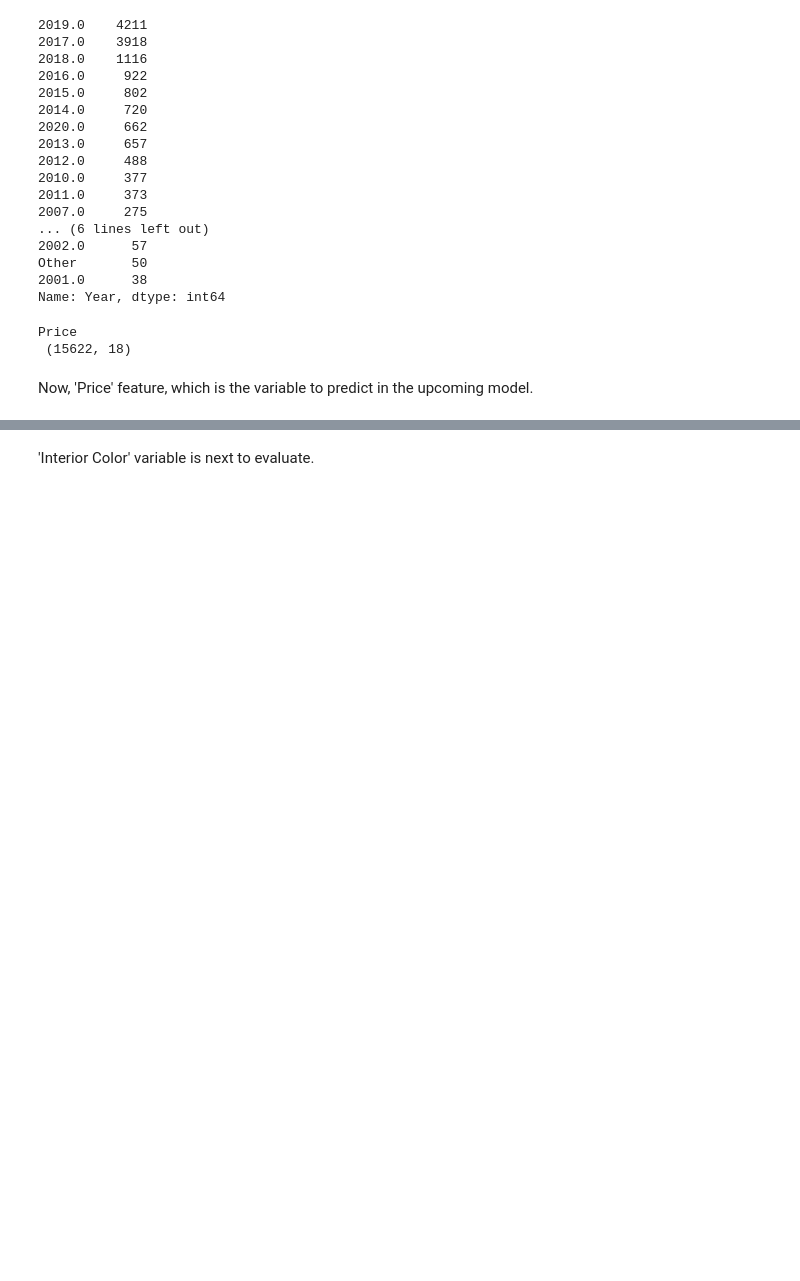
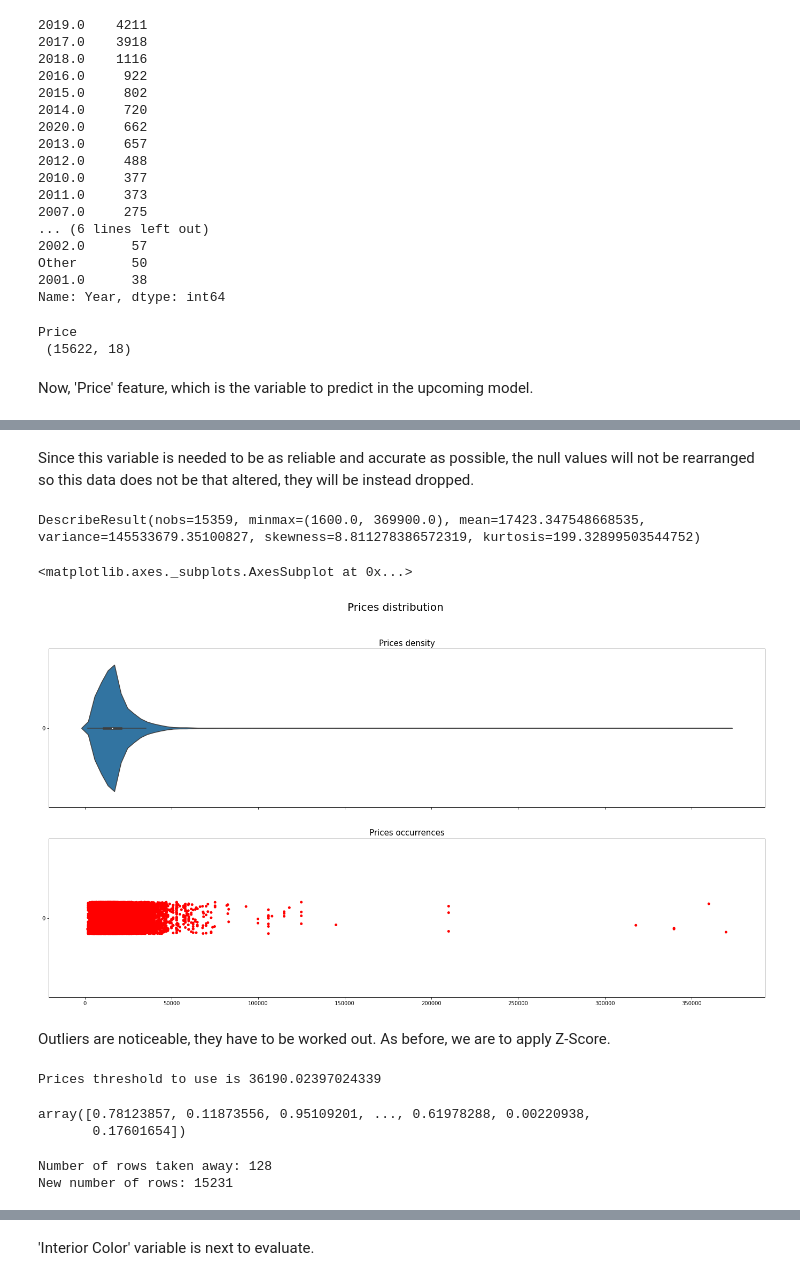
Before and after one commit to AlejandroPenaloza/cars-value-predictor, a Jupyter notebook: predictor.ipynb, the cells around one changed output, grey strips where cells are left out. Drawn from its saved outputs; the diff is of its cells as text; code cells hidden in the pictures; blank space fills up the shorter version.

```diff
--- a/predictor.ipynb
+++ b/predictor.ipynb
@@ -630 +620,3 @@ vehicles_dataset['Price'].value_counts()
 Name: Price, Length: 3146, dtype: int64
+# %% [markdown]
+Since this variable is needed to be as reliable and accurate as possible, the null values will not be rearranged so this data does not be that altered, they will be instead dropped.
@@ -631,5 +625,43 @@ Name: Price, Length: 3146, dtype: int64
+# %%
+vehicles_dataset['Price'] = vehicles_dataset['Price'].apply(lambda p: float(str(p).replace(',', '')))
+scipy.stats.describe(vehicles_dataset['Price'])
+# %% [output]
+DescribeResult(nobs=15359, minmax=(1600.0, 369900.0), mean=17423.347548668535, variance=145533679.35100827, skewness=8.811278386572319, kurtosis=199.32899503544752)
 # %%
-fig, (ax_violin, ax_strip) = plt.subplots(2, sharex=True, figsize=(14, 10))
-fig.suptitle('Prices distribution')
+fig, (ax_violin, ax_strip) = plt.subplots(2, sharex=True, figsize=(24, 12))
+fig.suptitle('Prices distribution', fontsize=20)
+ax_violin.set_title('Prices density', fontdict={'fontsize': 15})
+ax_strip.set_title('Prices occurrences', fontdict={'fontsize': 15})
 sns.violinplot(orient='h', data=vehicles_dataset['Price'], ax=ax_violin)
-sns.stripplot(vehicles_dataset['Price'], ax=ax_strip)
+sns.stripplot(orient='h', data=vehicles_dataset['Price'], ax=ax_strip, color='red')
+# %% [output]
+<matplotlib.axes._subplots.AxesSubplot at 0x...>
+[figure, added]
+# %% [markdown]
+Outliers are noticeable, they have to be worked out.
+As before, we are to apply Z-Score.
+# %%
+# absolute value of z-score for every price in pandas series
+mileage_std = np.std(vehicles_dataset['Price'])
+print("Prices threshold to use is", 3*mileage_std)
+z_score_prices = np.abs(scipy.stats.zscore(vehicles_dataset['Price']))
+z_score_prices
+# %% [output]
+Prices threshold to use is 36190.02397024339
+array([0.78123857, 0.11873556, 0.95109201, ..., 0.61978288, 0.00220938,
+       0.17601654])
+# %%
+# Quartiles and IQR definition
+price_iqr = scipy.stats.iqr(vehicles_dataset['Price'])
+price_quartile1 = np.percentile(vehicles_dataset['Price'], 25)
+price_quartile3 = np.percentile(vehicles_dataset['Price'], 75)
+
+# z-score filtered dataframe
+original_rows_number = vehicles_dataset.shape[0]
+vehicles_dataset = vehicles_dataset[z_score_prices <= 3]
+price_outliers_number = original_rows_number - vehicles_dataset.shape[0]
+print("Number of rows taken away:", price_outliers_number)
+print("New number of rows:", vehicles_dataset.shape[0])
+# %% [output]
+Number of rows taken away: 128
+New number of rows: 15231
```
Also changed, not shown: parts of 50 cells of this notebook.
